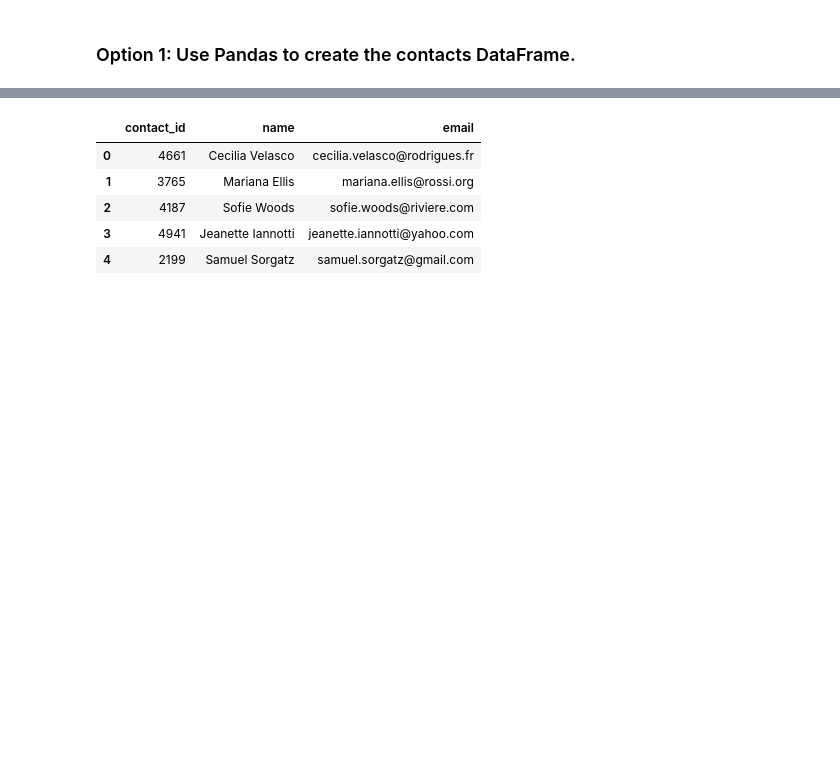
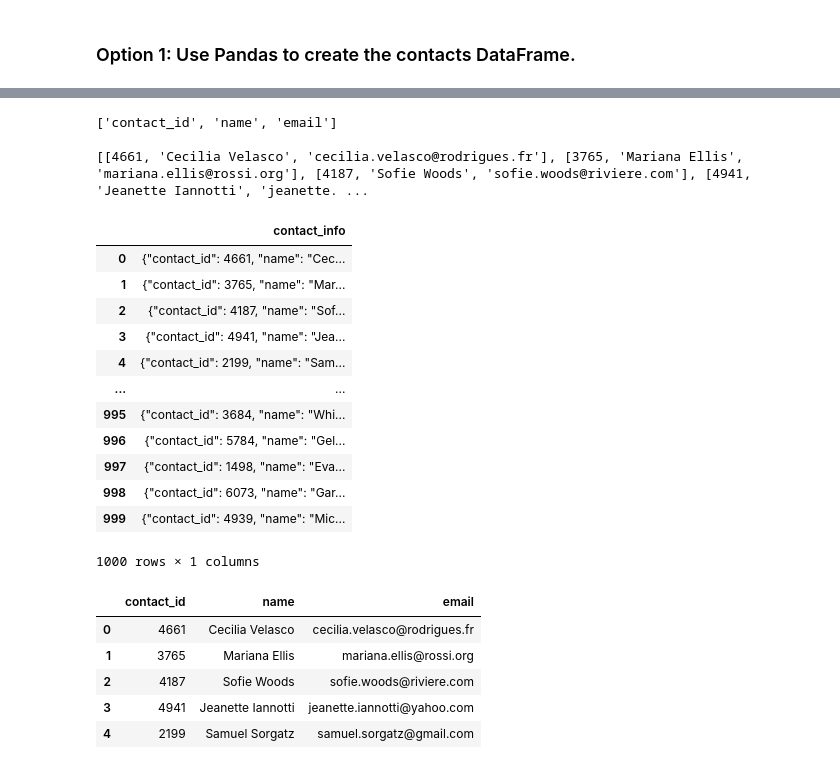
Before and after one commit to KamillaToberia/Crowdfunding_ETL, a Jupyter notebook: ETL_Mini_Project_ktoberia_dburgman.ipynb, the cells around one changed output, grey strips where cells are left out. Saved outputs shown, nothing was run; the diff lists cells and outputs as text; code cells hidden in the pictures; blank space fills up the shorter version.

```diff
--- a/ETL_Mini_Project_ktoberia_dburgman.ipynb
+++ b/ETL_Mini_Project_ktoberia_dburgman.ipynb
@@ -305,7 +319,7 @@ campaign_cleaned.to_csv("Resources/campaign.csv", index=False)
 ### Extract the contacts.xlsx Data.
 # %%
 # Read the data into a Pandas DataFrame. Use the `header=2` parameter when reading in the data.
-contact_info_df = pd.read_excel('Resources/contacts.xlsx', header=2)
+contact_info_df = pd.read_excel('Resources/contacts.xlsx', header=3)
 contact_info_df.head()
 # %% [output]
 |  | contact_info |
@@ -339,2 +364,41 @@ print(dict_values)
+# %%
+# Iterate through the contact_info_df and convert each row to a dictionary.
+import json
+values = []
+column_names = []
+#  2. Iterate through the DataFrame.
+for i, row in contact_info_df.iterrows():
+    data = row[0]
+    # Convert each row to a Python dictionary.
+    converted_data = json.loads(data)
+    # Use a list comprehension to get the keys from the converted data.
+    columns = [k for k,v in converted_data.items()]
+    # Use a list comprehension to get the values for each row.
+    row_values = [v for k, v in converted_data.items()]
+    # Append the keys and list values to the lists created in step 1.
+    column_names.append(columns)
+    values.append(row_values)
+
+# Print out the list of values for each row.
+print(column_names[0])
+print()
+print(values)
+# %% [output]
+['contact_id', 'name', 'email']
+
+[[4661, 'Cecilia Velasco', 'cecilia.velasco@rodrigues.fr'], [3765, 'Mariana Ellis', 'mariana.ellis@rossi.org'], [4187, 'Sofie Woods', 'sofie.woods@riviere.com'], [4941, 'Jeanette Iannotti', 'jeanette. ...
+|  | contact_info |
+| 0 | {"contact_id": 4661, "name": "Cec... |
+| 1 | {"contact_id": 3765, "name": "Mar... |
+| 2 | {"contact_id": 4187, "name": "Sof... |
+| 3 | {"contact_id": 4941, "name": "Jea... |
+| 4 | {"contact_id": 2199, "name": "Sam... |
+| ... | ... |
+| 995 | {"contact_id": 3684, "name": "Whi... |
+| 996 | {"contact_id": 5784, "name": "Gel... |
+| 997 | {"contact_id": 1498, "name": "Eva... |
+| 998 | {"contact_id": 6073, "name": "Gar... |
+| 999 | {"contact_id": 4939, "name": "Mic... |
+1000 rows × 1 columns
 # %%
 # Create a contact_info DataFrame and add each list of values, i.e., each row
```
Also changed, not shown: parts of 11 cells of this notebook, 2 other files.
